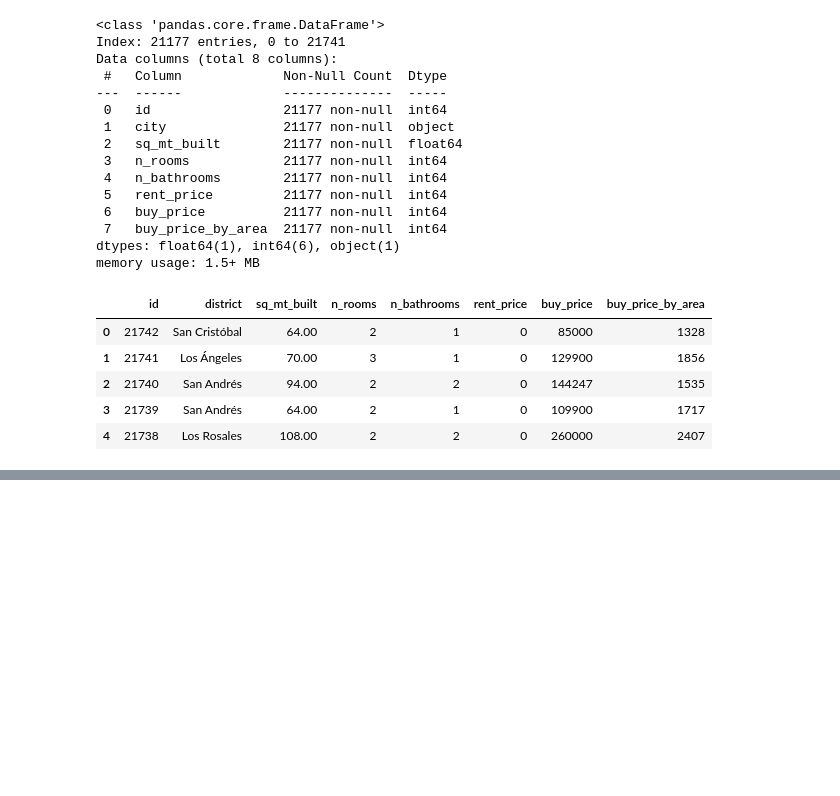
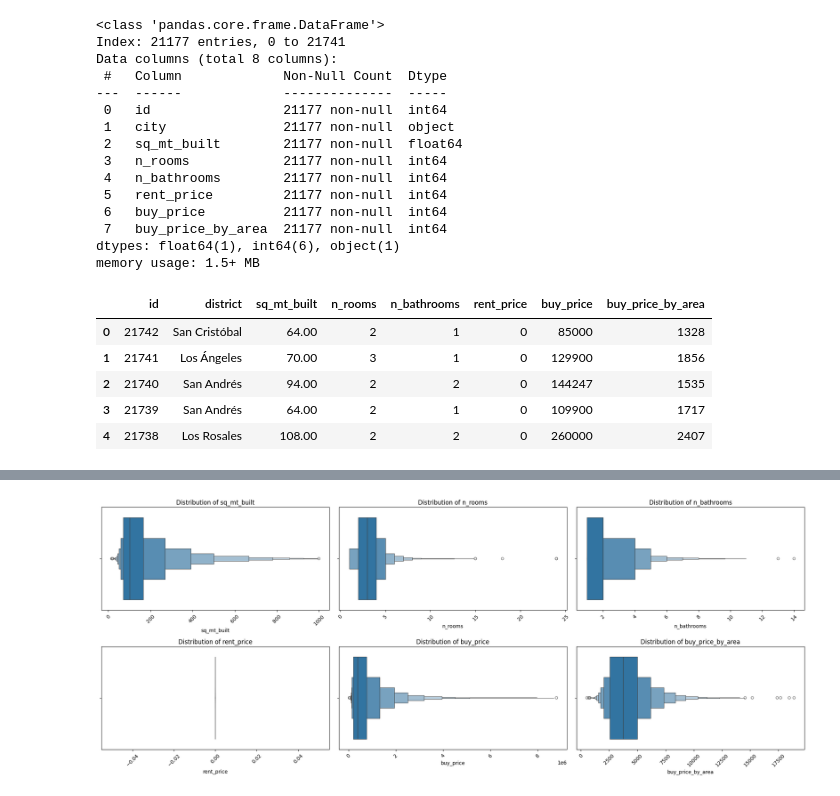
Before and after one commit to ahmedllshafiey/Mardrid-Analysis, a Jupyter notebook: Madrid.ipynb, the cells around one changed output, grey strips where cells are left out. Saved outputs shown, nothing was run; the diff lists cells and outputs as text; code cells hidden in the pictures; blank space fills up the shorter version.

```diff
--- a/Madrid.ipynb
+++ b/Madrid.ipynb
@@ -200,0 +225,10 @@ df.to_csv('Database/Madrid_clean.csv', index=False)
+# %%
+plt.figure(figsize=(20,8))
+for e, i in enumerate(df.columns[2:]):
+    plt.subplot(2,3,e+1)
+    sns.boxenplot(x=df[i])
+    plt.xticks(rotation=45)
+    plt.title(f'Distribution of {i}')
+    plt.tight_layout()
+# %% [output]
+[figure, added]
```
Also changed, not shown: parts of 5 cells of this notebook, 1 other file.
